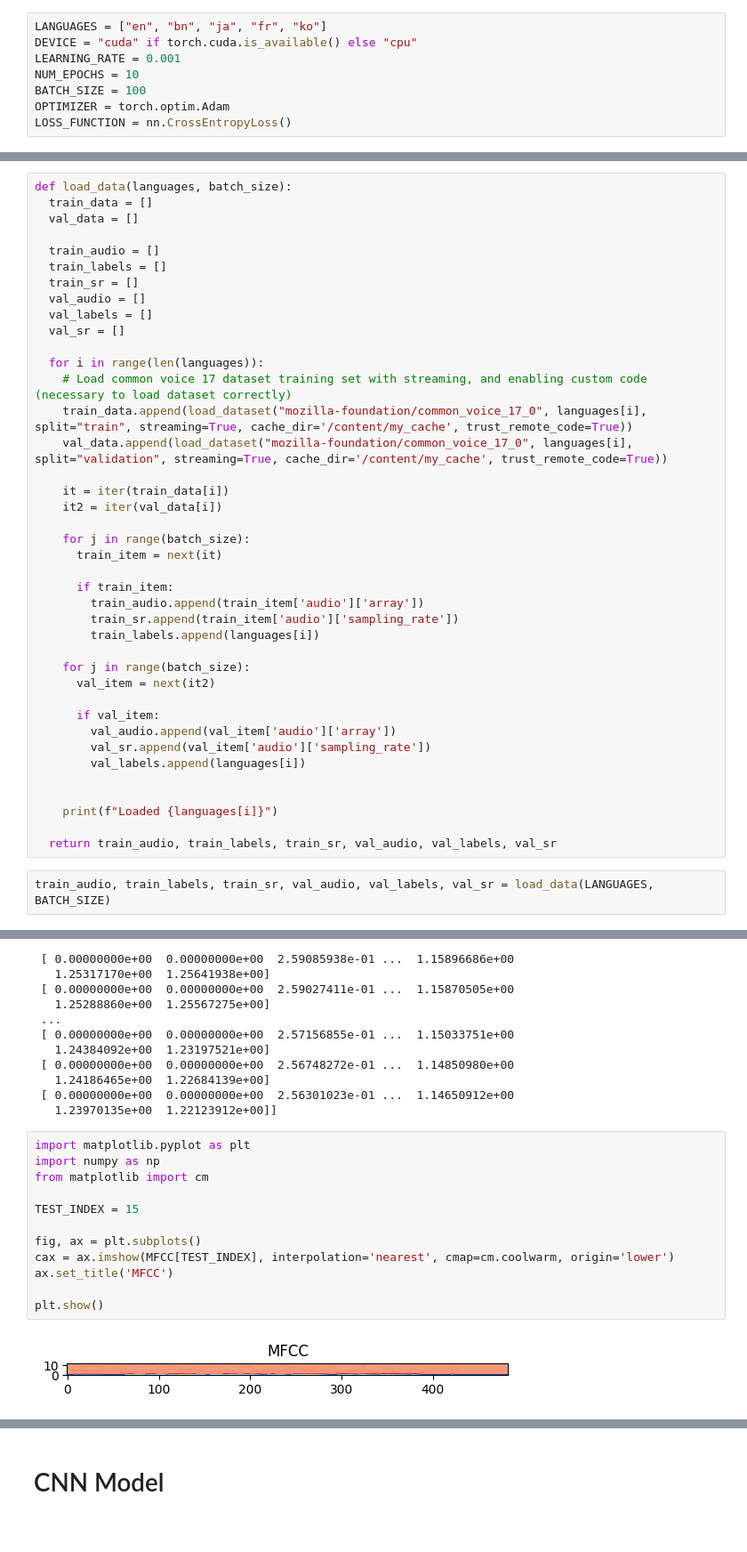
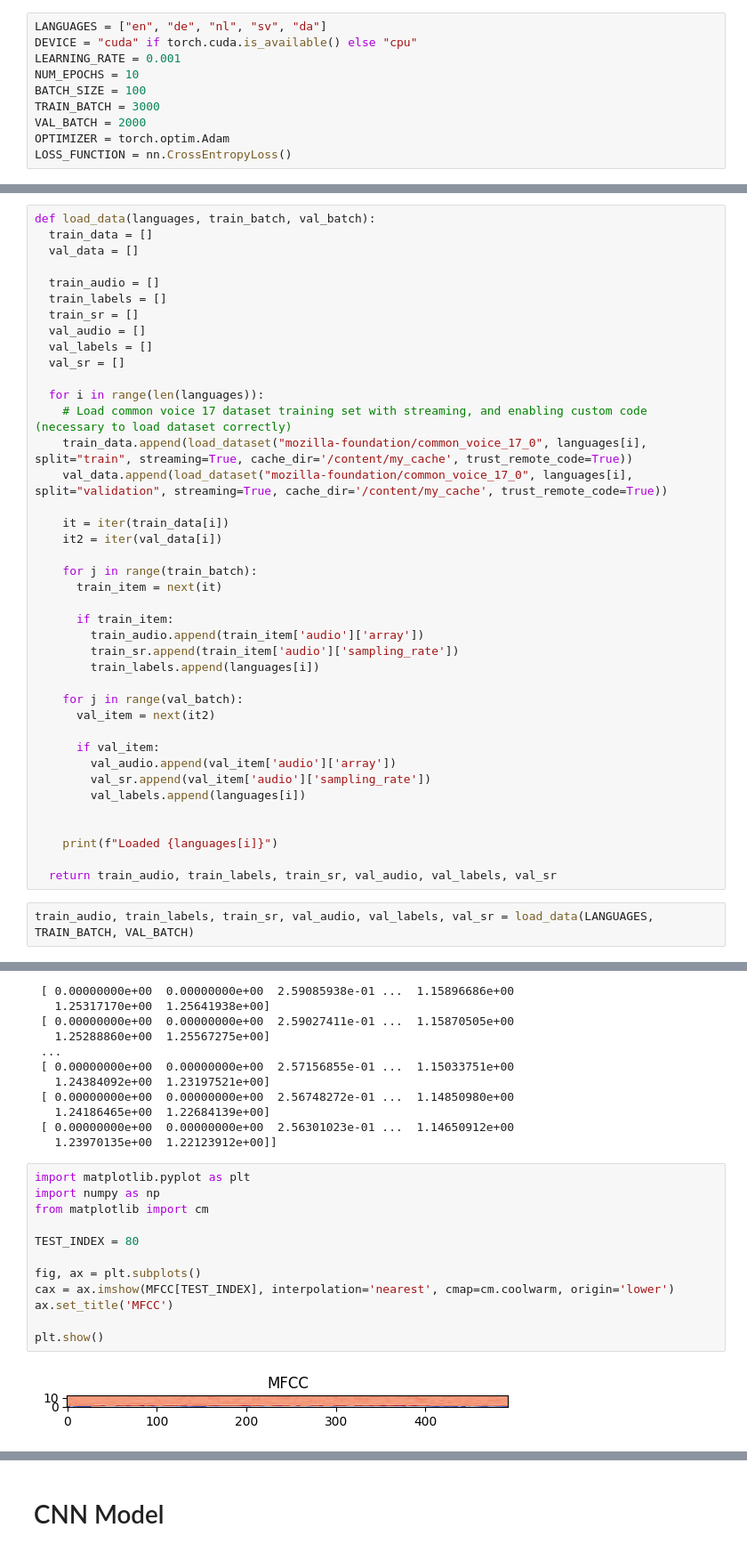
Before and after one commit to ria-upreti/APS360-project, a Jupyter notebook: CNN_Model.ipynb, the cells around one changed output, grey strips where cells are left out. Shown at 89% size. Saved outputs shown, nothing was run; the diff lists cells and outputs as text.

Commit message:
Updated some data loading things

```diff
--- a/CNN_Model.ipynb
+++ b/CNN_Model.ipynb
@@ -87,9 +69,11 @@ Successfully installed datasets-3.3.2 dill-0.3.8 multiprocess-0.70.16 xxhash-3.5
 # %%
-LANGUAGES = ["en", "bn", "ja", "fr", "ko"]
+LANGUAGES = ["en", "de", "nl", "sv", "da"]
 DEVICE = "cuda" if torch.cuda.is_available() else "cpu"
 LEARNING_RATE = 0.001
 NUM_EPOCHS = 10
 BATCH_SIZE = 100
+TRAIN_BATCH = 3000
+VAL_BATCH = 2000
 OPTIMIZER = torch.optim.Adam
 LOSS_FUNCTION = nn.CrossEntropyLoss()
 # %% [markdown]
@@ -130,7 +114,7 @@ Your token has been saved to /root/.cache/huggingface/token
 Login successful.
 The current active token is: `CommonVoice`
 # %%
-def load_data(languages, batch_size):
+def load_data(languages, train_batch, val_batch):
   train_data = []
   val_data = []
 
@@ -149,7 +133,7 @@ def load_data(languages, batch_size):
     it = iter(train_data[i])
     it2 = iter(val_data[i])
 
-    for j in range(batch_size):
+    for j in range(train_batch):
       train_item = next(it)
 
       if train_item:
@@ -157,7 +141,7 @@ def load_data(languages, batch_size):
         train_sr.append(train_item['audio']['sampling_rate'])
         train_labels.append(languages[i])
 
-    for j in range(batch_size):
+    for j in range(val_batch):
       val_item = next(it2)
 
       if val_item:
@@ -170,4 +154,4 @@ def load_data(languages, batch_size):
 
   return train_audio, train_labels, train_sr, val_audio, val_labels, val_sr
 # %%
-train_audio, train_labels, train_sr, val_audio, val_labels, val_sr = load_data(LANGUAGES, BATCH_SIZE)
+train_audio, train_labels, train_sr, val_audio, val_labels, val_sr = load_data(LANGUAGES, TRAIN_BATCH, VAL_BATCH)
@@ -226,17 +199,17 @@ print(MFCC[30])
 # %%
 import matplotlib.pyplot as plt
 import numpy as np
 from matplotlib import cm
 
-TEST_INDEX = 15
+TEST_INDEX = 80
 
 fig, ax = plt.subplots()
 cax = ax.imshow(MFCC[TEST_INDEX], interpolation='nearest', cmap=cm.coolwarm, origin='lower')
 ax.set_title('MFCC')
 
 plt.show()
 # %% [output]
-[figure, old version]
+[figure, new version]
 # %%
 import torchaudio
 
```
Also changed, not shown: parts of 3 cells of this notebook.
